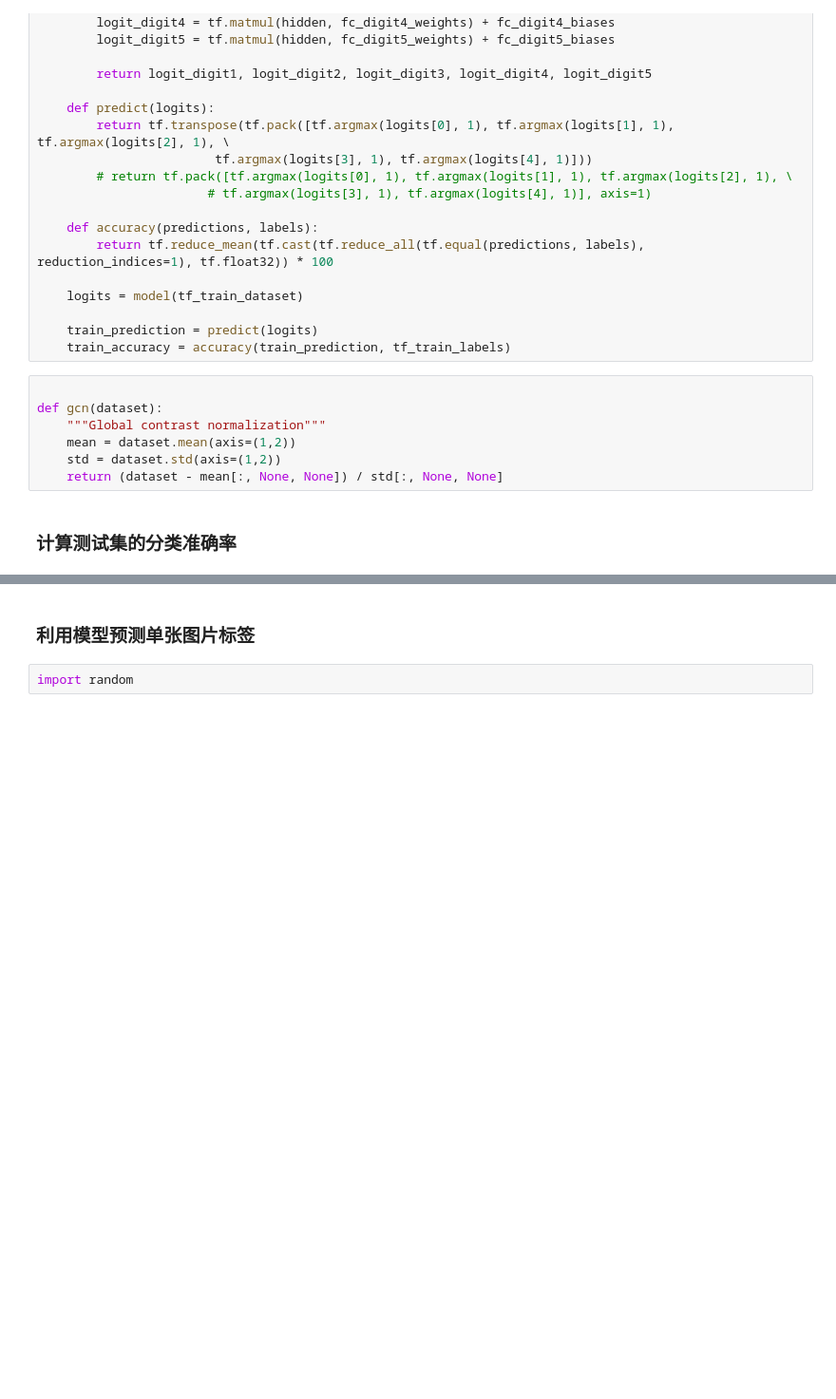
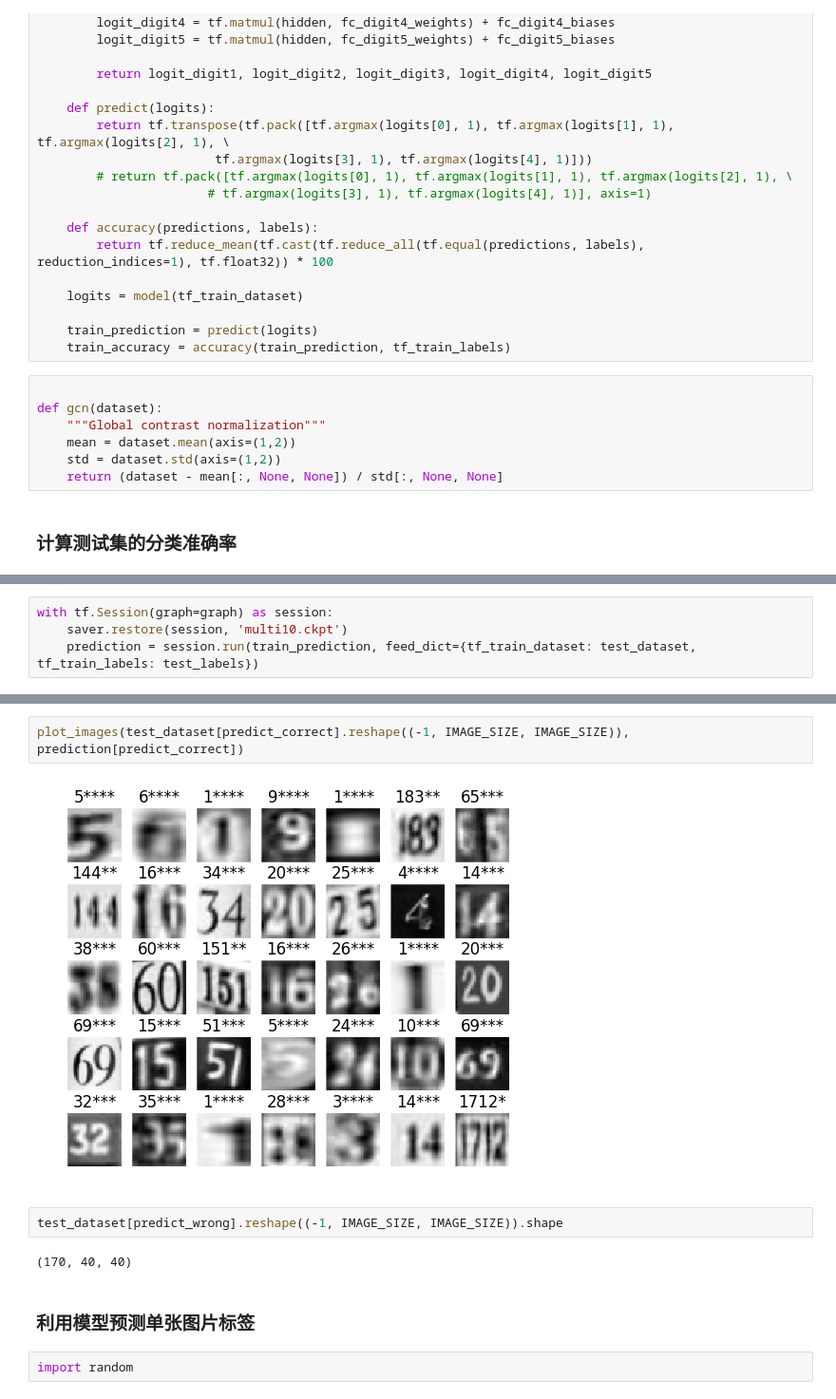
Before and after one commit to mee1o/dr, a Jupyter notebook: capstone_multi3_load_trained_model.ipynb, the cells around one changed output, grey strips where cells are left out. Shown at 95% size. Saved outputs shown, nothing was run; the diff lists cells and outputs as text; blank space fills up the shorter version.

Commit message:
modify multi notebook

```diff
--- a/capstone_multi3_load_trained_model.ipynb
+++ b/capstone_multi3_load_trained_model.ipynb
@@ -127,0 +132,4 @@ accuracy
+# %%
+with tf.Session(graph=graph) as session:
+    saver.restore(session, 'multi10.ckpt')
+    prediction = session.run(train_prediction, feed_dict={tf_train_dataset: test_dataset, tf_train_labels: test_labels})
@@ -128,3 +171,11 @@ accuracy
+# %%
+plot_images(test_dataset[predict_correct].reshape((-1, IMAGE_SIZE, IMAGE_SIZE)), prediction[predict_correct])
+# %% [output]
+[figure, added]
+# %%
+test_dataset[predict_wrong].reshape((-1, IMAGE_SIZE, IMAGE_SIZE)).shape
+# %% [output]
+(170, 40, 40)
 # %% [markdown]
 ### 利用模型预测单张图片标签
 # %%
```
Also changed, not shown: parts of 12 cells of this notebook, 2 other files.
